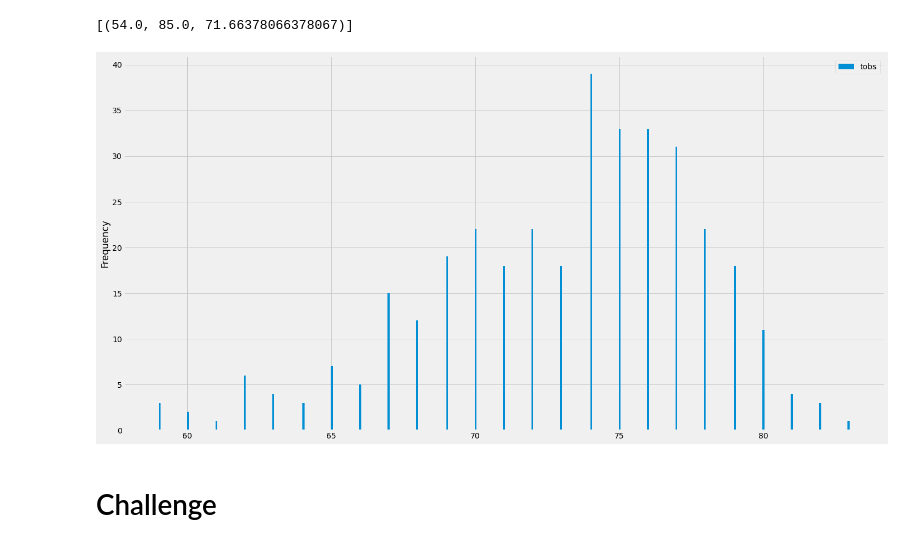
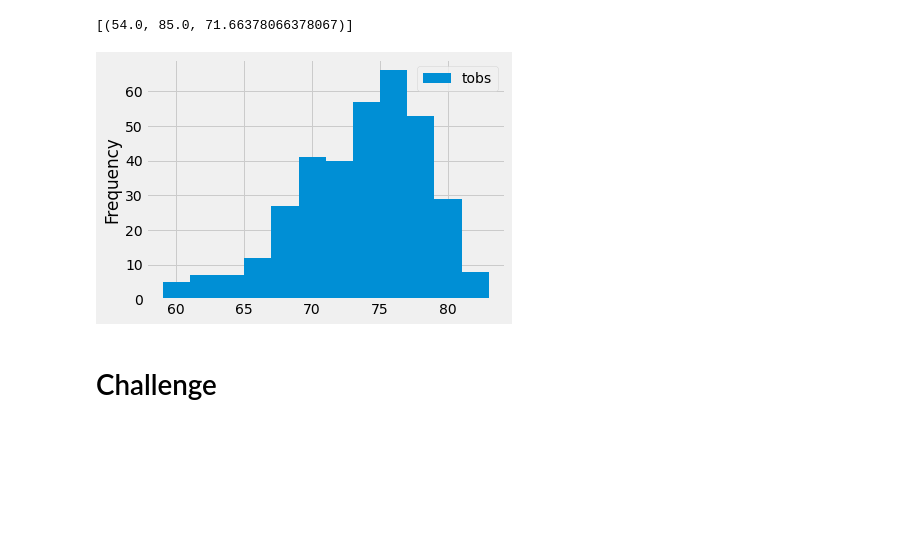
Before and after one commit to ESolomonDev/surfs_up, a Jupyter notebook: climate_analysis.ipynb, the cells around one changed output. Drawn from its saved outputs; the diff is of its cells as text; code cells hidden in the pictures; blank space fills up the shorter version.

```diff
--- a/climate_analysis.ipynb
+++ b/climate_analysis.ipynb
@@ -118,22 +118,22 @@ filter(Measurement.station == 'USC00519281').all()
 # %%
 # Choose the station with the highest number of temperature observations.
 # Query the last 12 months of temperature observation data for this station and plot the results as a histogram
 results = session.query(Measurement.tobs).\
 filter(Measurement.station == 'USC00519281').\
 filter(Measurement.date >= prev_year).all()
 
 df = pd.DataFrame(results, columns=['tobs'])
 
 #df plot for rain per month ie bin size 12
-#df.plot.hist(bins = 12)
+df.plot.hist(bins = 12)
 
 #df plot for rain per week ie bin size 52
 #df.plot.hist(figsize=(20,10) , bins=52)
 
-df.plot.hist(figsize=(20,10), bins=365)
+#df.plot.hist(figsize=(20,10), bins=352)
 plt.tight_layout()
 # %% [output]
-[figure, old version]
+[figure, new version]
 # %%
 # Write a function called `calc_temps` that will accept start date and end date in the format '%Y-%m-%d'
 # and return the minimum, average, and maximum temperatures for that range of dates
```
Also changed, not shown: parts of 1 cell of this notebook.
